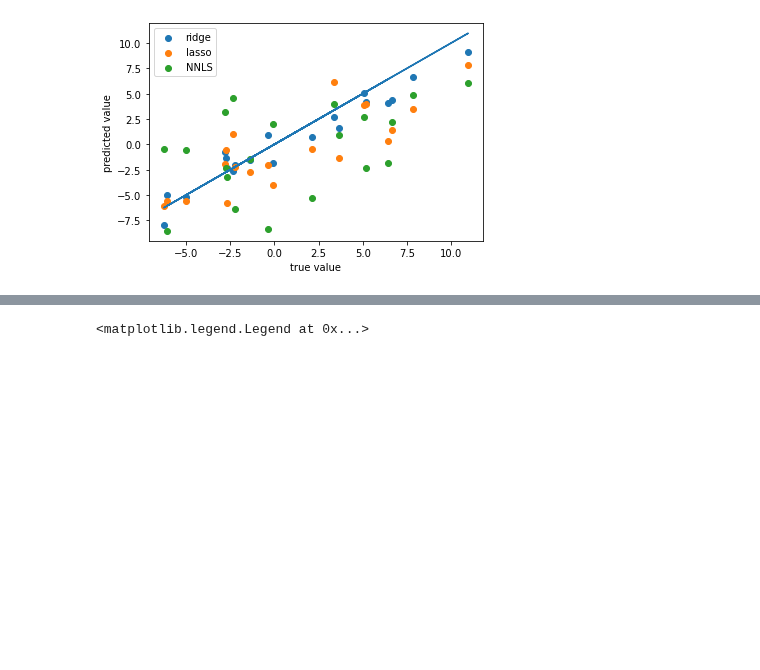
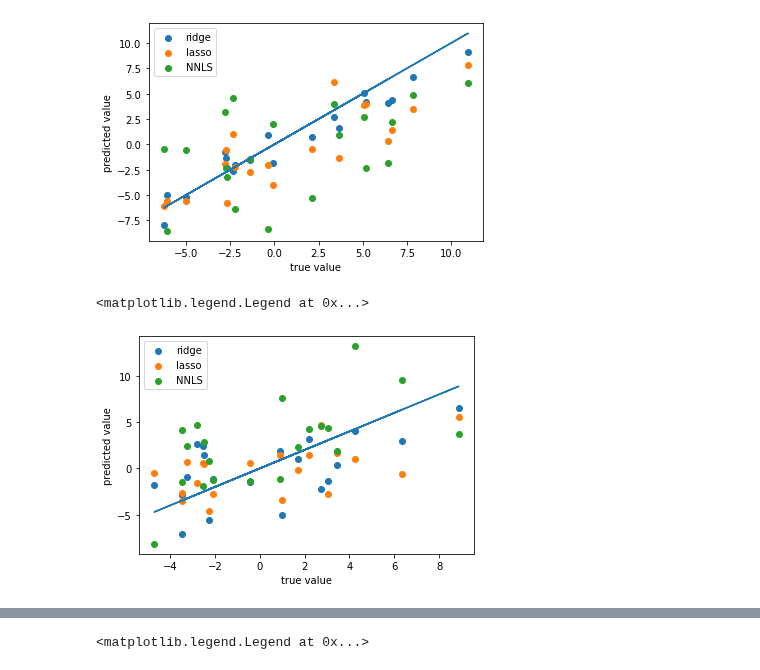
Before and after one commit to ORIE4741/demos, a Jupyter notebook: RegularizedRegression.ipynb, the cells around one changed output, grey strips where cells are left out. Cells and saved outputs as stored; diff of their text form; code cells hidden in the pictures; blank space fills up the shorter version.

```diff
--- a/RegularizedRegression.ipynb
+++ b/RegularizedRegression.ipynb
@@ -196,3 +196,21 @@ plt.legend()
 # %% [output]
 <matplotlib.legend.Legend at 0x...>
 [figure]
+# %%
+# which fits data best?
+Xtest,ytest = generate_data(20,w_sparse) # also try w_sparse and w_nonneg
+
+yhat_ridge = Ridge(alpha = alpha_ridge).fit(X,y).predict(Xtest)
+yhat_lasso = Lasso(alpha = alpha_lasso).fit(X,y).predict(Xtest)
+yhat_nonneg = LinearRegression(positive=True).fit(X,y).predict(Xtest)
+
+plt.plot(ytest,ytest)
+plt.scatter(ytest, yhat_ridge, label="ridge")
+plt.scatter(ytest, yhat_lasso, label="lasso")
+plt.scatter(ytest, yhat_nonneg, label="NNLS")
+plt.xlabel("true value")
+plt.ylabel("predicted value")
+plt.legend()
+# %% [output]
+<matplotlib.legend.Legend at 0x...>
+[figure, added]
```
Also changed, not shown: parts of 2 cells of this notebook.
